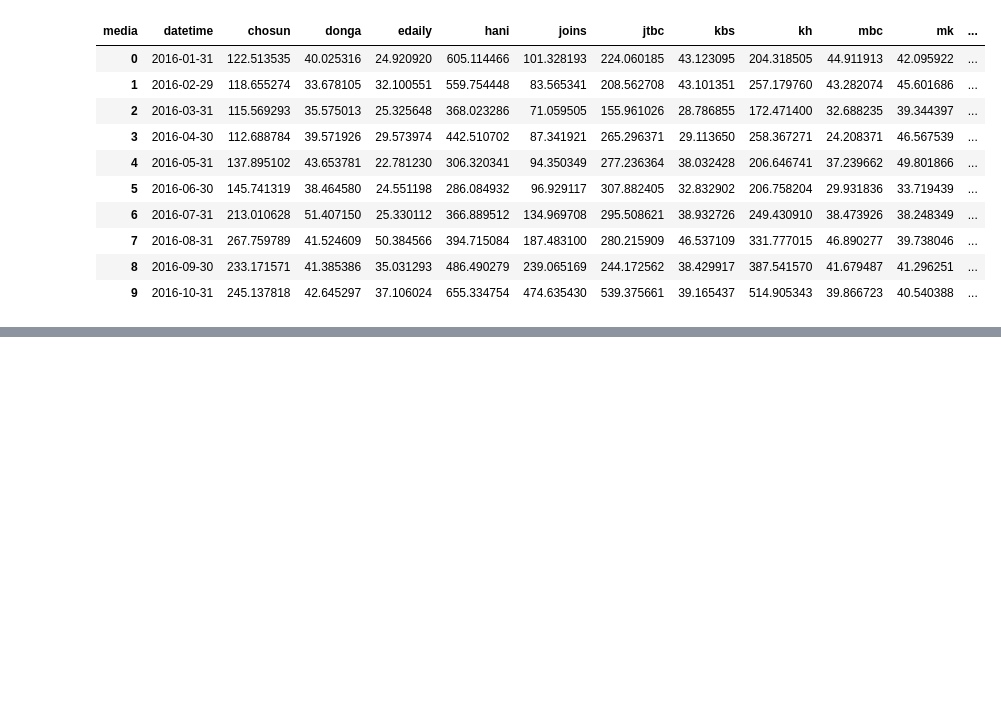
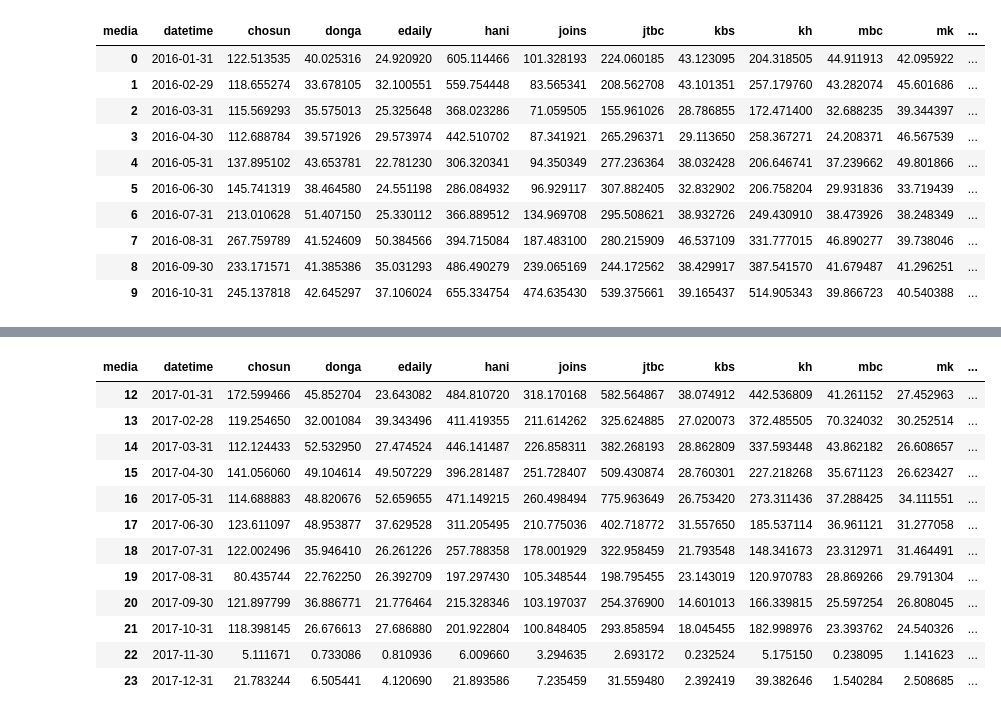
Before and after one commit to theoseo/newsmine, a Jupyter notebook: src/Facebook 1617 using graph api.ipynb, the cells around one changed output, grey strips where cells are left out. Saved outputs shown, nothing was run; the diff lists cells and outputs as text; code cells hidden in the pictures; blank space fills up the shorter version.

```diff
--- a/src/Facebook 1617 using graph api.ipynb
+++ b/src/Facebook 1617 using graph api.ipynb
@@ -364,0 +445,19 @@ group_total = df_2017['total'].groupby([df_2017['month'], df_2017['level_0']]).m
+# %%
+reaction_group_mean=df.groupby([pd.Grouper(key='datetime', freq='M'), 'media'])['tot_reaction_count'].mean()
+unstacked_reaction_mean=reaction_group_mean.unstack(level=-1)
+unstacked_reaction_mean.reset_index(level=0, inplace=True)
+unstacked_reaction_mean.tail(12)
+# %% [output]
+| media | datetime | chosun | donga | edaily | hani | joins | jtbc | kbs | kh | mbc | mk | ... |
+| 12 | 2017-01-31 | 172.599466 | 45.852704 | 23.643082 | 484.810720 | 318.170168 | 582.564867 | 38.074912 | 442.536809 | 41.261152 | 27.452963 | ... |
+| 13 | 2017-02-28 | 119.254650 | 32.001084 | 39.343496 | 411.419355 | 211.614262 | 325.624885 | 27.020073 | 372.485505 | 70.324032 | 30.252514 | ... |
+| 14 | 2017-03-31 | 112.124433 | 52.532950 | 27.474524 | 446.141487 | 226.858311 | 382.268193 | 28.862809 | 337.593448 | 43.862182 | 26.608657 | ... |
+| 15 | 2017-04-30 | 141.056060 | 49.104614 | 49.507229 | 396.281487 | 251.728407 | 509.430874 | 28.760301 | 227.218268 | 35.671123 | 26.623427 | ... |
+| 16 | 2017-05-31 | 114.688883 | 48.820676 | 52.659655 | 471.149215 | 260.498494 | 775.963649 | 26.753420 | 273.311436 | 37.288425 | 34.111551 | ... |
+| 17 | 2017-06-30 | 123.611097 | 48.953877 | 37.629528 | 311.205495 | 210.775036 | 402.718772 | 31.557650 | 185.537114 | 36.961121 | 31.277058 | ... |
+| 18 | 2017-07-31 | 122.002496 | 35.946410 | 26.261226 | 257.788358 | 178.001929 | 322.958459 | 21.793548 | 148.341673 | 23.312971 | 31.464491 | ... |
+| 19 | 2017-08-31 | 80.435744 | 22.762250 | 26.392709 | 197.297430 | 105.348544 | 198.795455 | 23.143019 | 120.970783 | 28.869266 | 29.791304 | ... |
+| 20 | 2017-09-30 | 121.897799 | 36.886771 | 21.776464 | 215.328346 | 103.197037 | 254.376900 | 14.601013 | 166.339815 | 25.597254 | 26.808045 | ... |
+| 21 | 2017-10-31 | 118.398145 | 26.676613 | 27.686880 | 201.922804 | 100.848405 | 293.858594 | 18.045455 | 182.998976 | 23.393762 | 24.540326 | ... |
+| 22 | 2017-11-30 | 5.111671 | 0.733086 | 0.810936 | 6.009660 | 3.294635 | 2.693172 | 0.232524 | 5.175150 | 0.238095 | 1.141623 | ... |
+| 23 | 2017-12-31 | 21.783244 | 6.505441 | 4.120690 | 21.893586 | 7.235459 | 31.559480 | 2.392419 | 39.382646 | 1.540284 | 2.508685 | ... |
```
Also changed, not shown: parts of 21 cells of this notebook.
